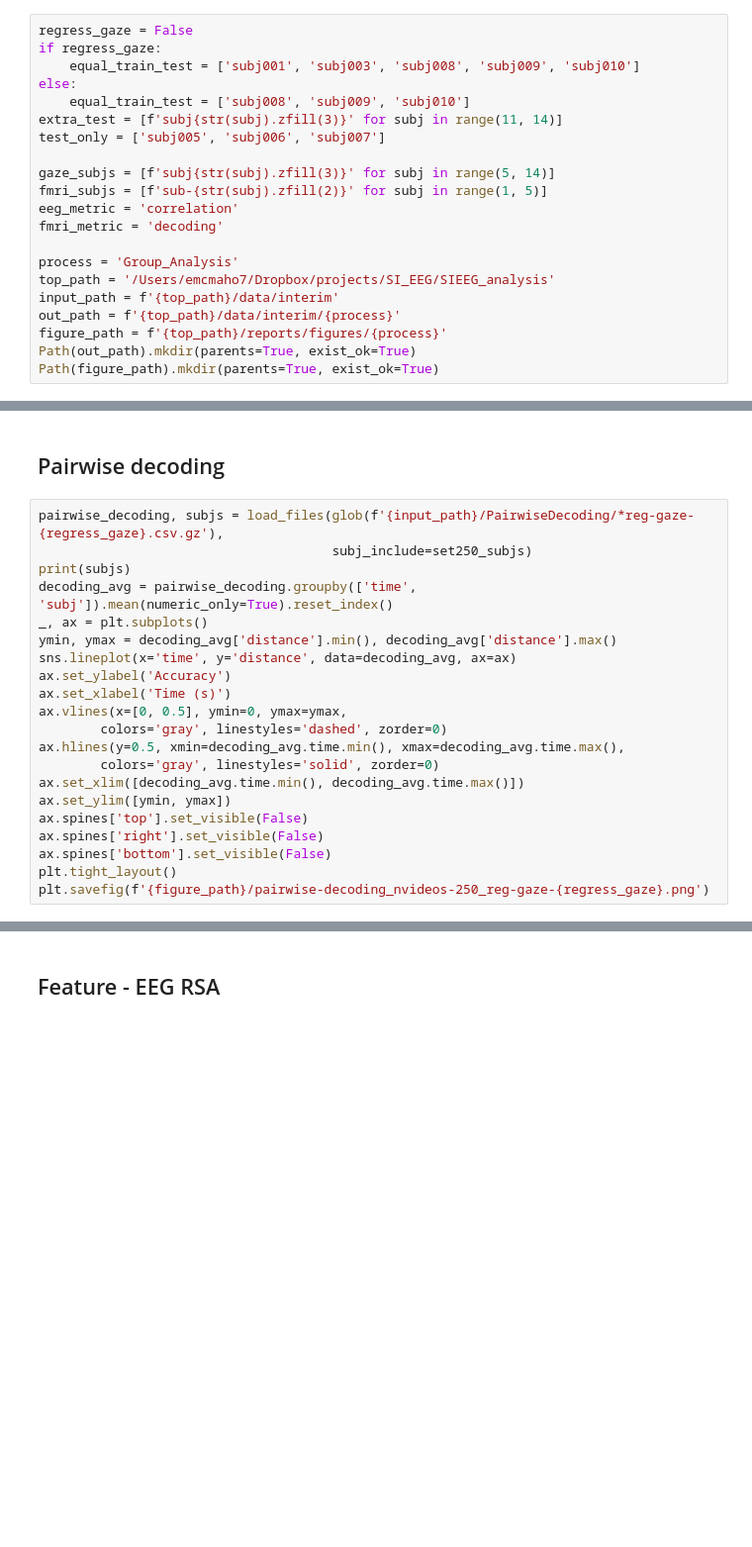
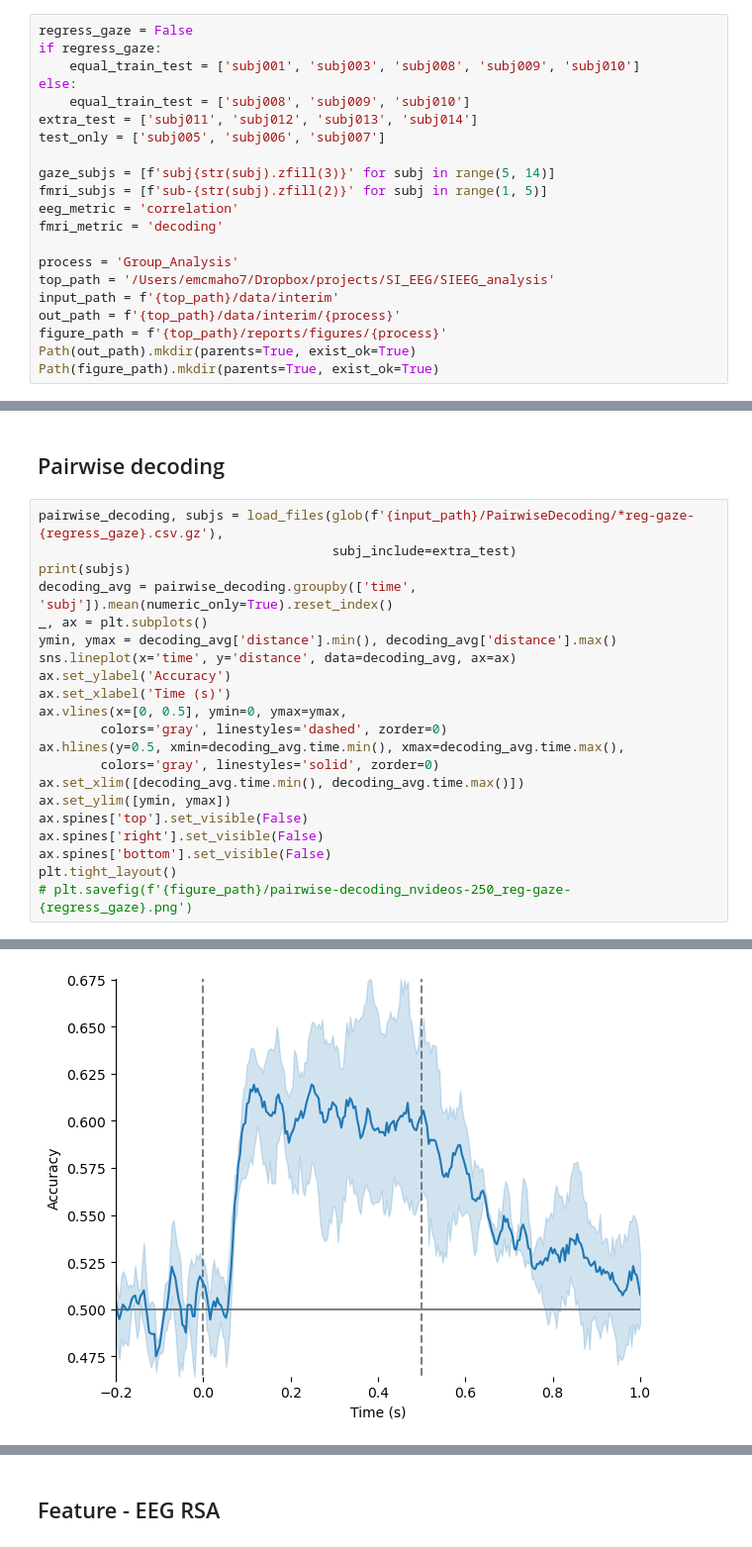
Before and after one commit to Isik-lab/SIEEG_analysis, a Jupyter notebook: notebooks/group_analysis.ipynb, the cells around one changed output, grey strips where cells are left out. Shown at 99% size. Drawn from its saved outputs; the diff is of its cells as text; blank space fills up the shorter version.

```diff
--- a/notebooks/group_analysis.ipynb
+++ b/notebooks/group_analysis.ipynb
@@ -14,7 +14,7 @@ if regress_gaze:
     equal_train_test = ['subj001', 'subj003', 'subj008', 'subj009', 'subj010']
 else:
     equal_train_test = ['subj008', 'subj009', 'subj010']
-extra_test = [f'subj{str(subj).zfill(3)}' for subj in range(11, 14)]
+extra_test = ['subj011', 'subj012', 'subj013', 'subj014']
 test_only = ['subj005', 'subj006', 'subj007']
 
 gaze_subjs = [f'subj{str(subj).zfill(3)}' for subj in range(5, 14)]
@@ -71,7 +71,7 @@ def trim_axs(axs, N):
 ## Pairwise decoding
 # %%
 pairwise_decoding, subjs = load_files(glob(f'{input_path}/PairwiseDecoding/*reg-gaze-{regress_gaze}.csv.gz'),
-                                      subj_include=set250_subjs)
+                                      subj_include=extra_test)
 print(subjs)
 decoding_avg = pairwise_decoding.groupby(['time', 'subj']).mean(numeric_only=True).reset_index()
 _, ax = plt.subplots()
@@ -89,5 +89,5 @@ ax.spines['top'].set_visible(False)
 ax.spines['right'].set_visible(False)
 ax.spines['bottom'].set_visible(False)
 plt.tight_layout()
-plt.savefig(f'{figure_path}/pairwise-decoding_nvideos-250_reg-gaze-{regress_gaze}.png')
+# plt.savefig(f'{figure_path}/pairwise-decoding_nvideos-250_reg-gaze-{regress_gaze}.png')
 # %% [output]
@@ -95,2 +95,3 @@ NameError: name 'set250_subjs' is not defined
+[figure, added]
 # %%
 pairwise_decoding, subjs = load_files(glob(f'{input_path}/PairwiseDecoding/*reg-gaze-{regress_gaze}.csv.gz'),
```
Also changed, not shown: parts of 11 cells of this notebook, 2 other files.
